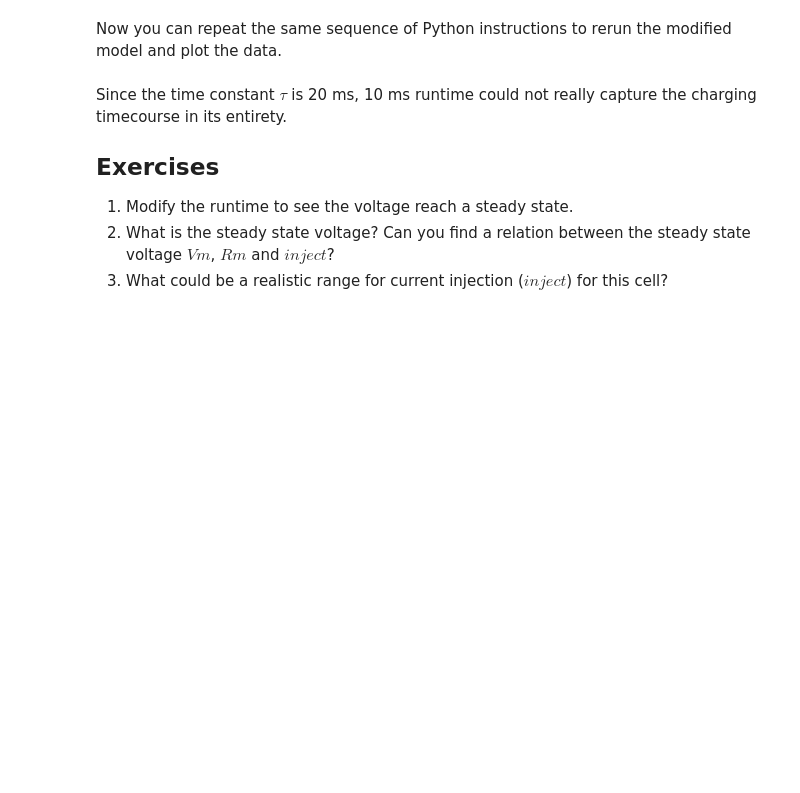
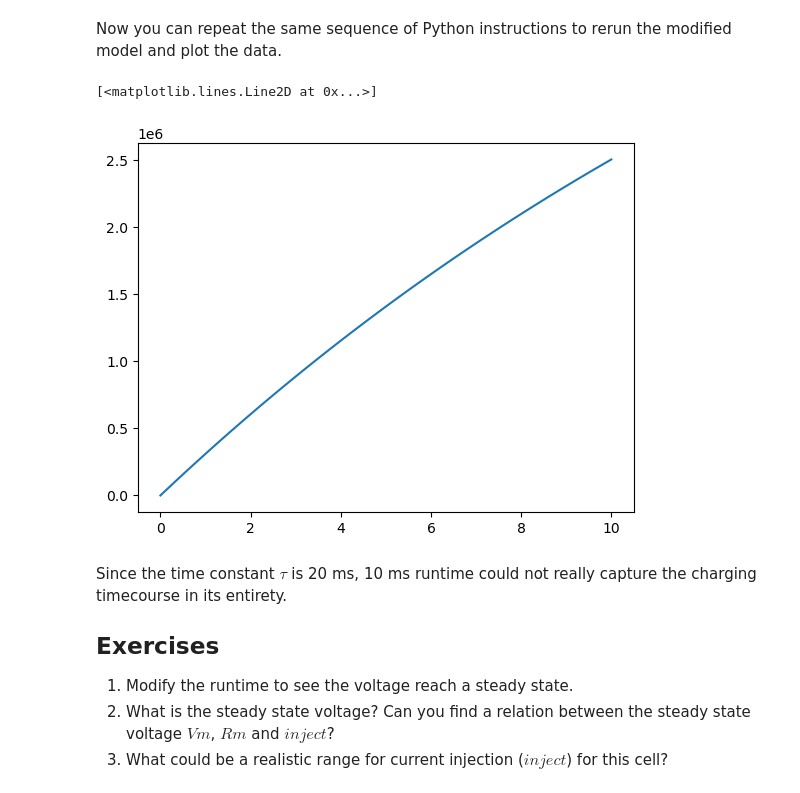
Before and after one commit to subhacom/moose-notebooks, a Jupyter notebook: Getting_started_with_compartmental_modelling_in_MOOSE.ipynb, the cells around one changed output. Drawn from its saved outputs; the diff is of its cells as text; code cells hidden in the pictures; blank space fills up the shorter version.

```diff
--- a/Getting_started_with_compartmental_modelling_in_MOOSE.ipynb
+++ b/Getting_started_with_compartmental_modelling_in_MOOSE.ipynb
@@ -166,5 +194,5 @@ compartment.inject = 1e-6
 ### Setup recording and run the simulation
 In moose the data get stored in objects of the `Table` class. We connect a table to a field whose values we want to record. As the simulation progresses, the computed value gets appended to the connected table.
 # %%
-vm_tab = mu.Table('/data/Vm')
-mu.connect(vm_tab, 'requestOut', compartment, 'getVm')
+vm_tab = moose.Table('/data/Vm')
+moose.connect(vm_tab, 'requestOut', compartment, 'getVm')
@@ -259,11 +296,14 @@ print('Rm =', compartment.Rm)
 Now you can repeat the same sequence of Python instructions to rerun the modified model and plot the data.
 # %%
 runtime = 10e-3  # simulate 10 ms
-mu.reinit()
-mu.start(runtime)
+moose.reinit()
+moose.start(runtime)
 Vm = vm_tab.vector
 t = np.arange(len(Vm)) * vm_tab.dt
 plt.plot(t * 1e3, Vm * 1e3)
+# %% [output]
+[<matplotlib.lines.Line2D at 0x...>]
+[figure, added]
 # %% [markdown]
 Since the time constant $\tau$ is 20 ms, 10 ms runtime could not really capture the charging timecourse in its entirety.
 
```
Also changed, not shown: parts of 13 cells of this notebook, 6 other files.
